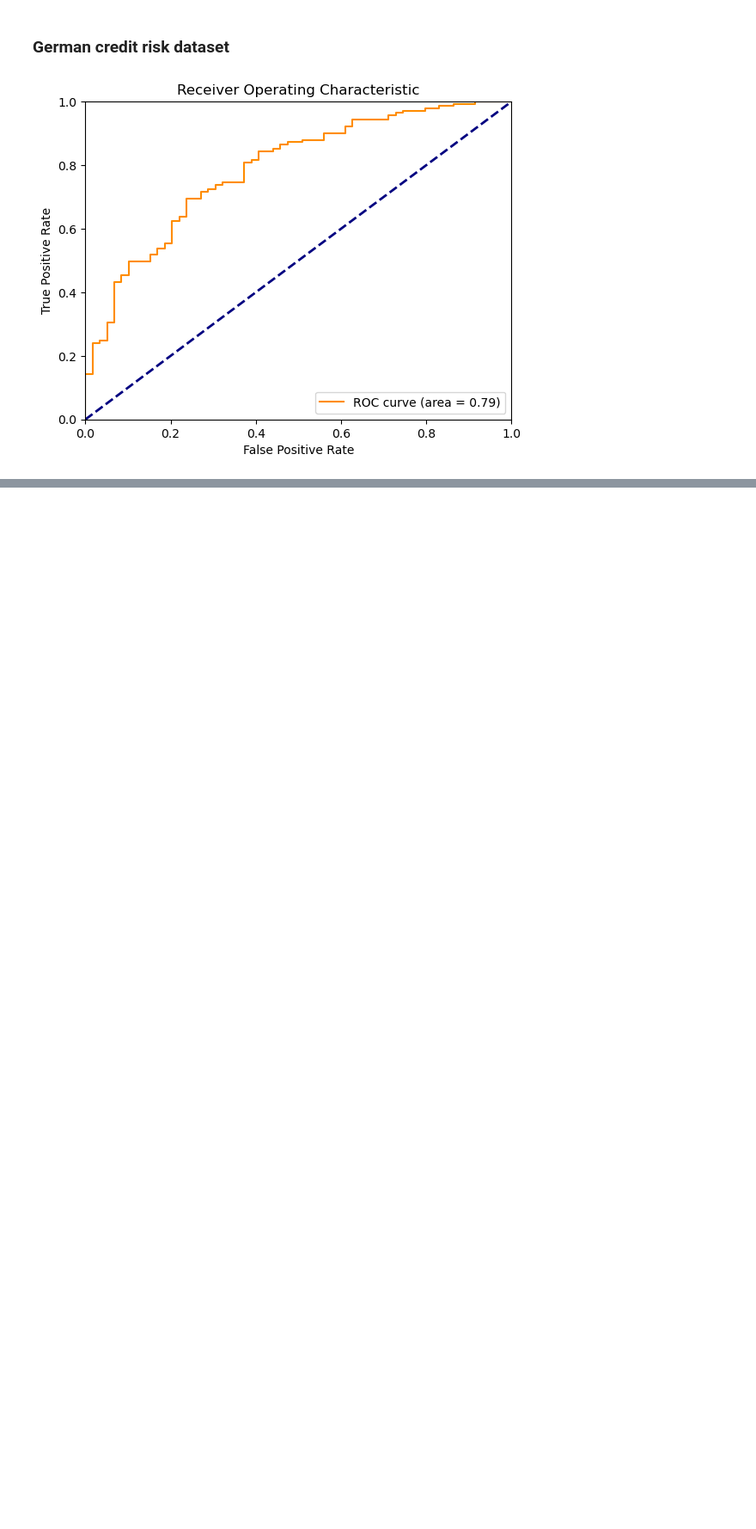
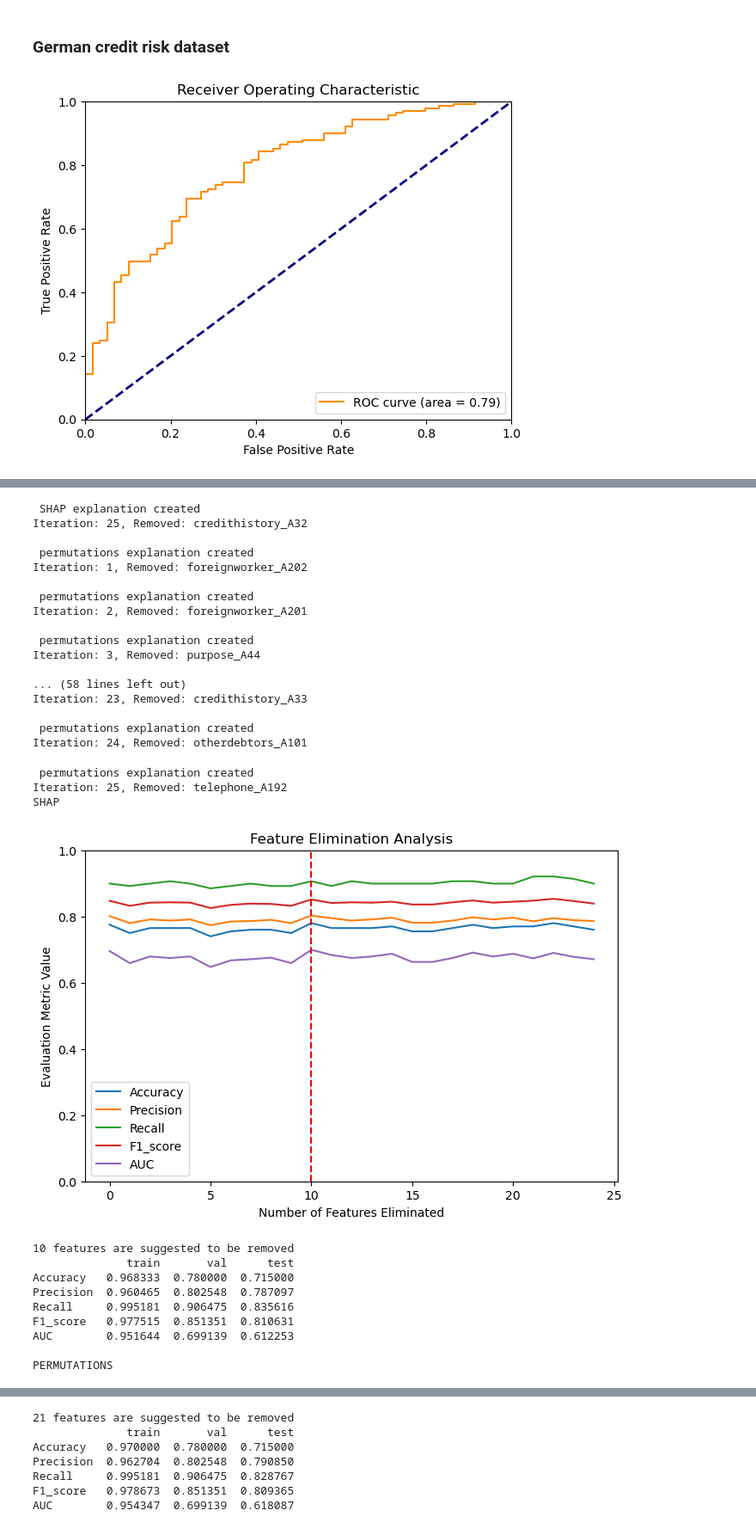
Before and after one commit to JaneAmi/MLOps-YData, a Jupyter notebook: notebooks/demo.ipynb, the cells around one changed output, grey strips where cells are left out. Shown at 86% size. Drawn from its saved outputs; the diff is of its cells as text; code cells hidden in the pictures; blank space fills up the shorter version.

```diff
--- a/notebooks/demo.ipynb
+++ b/notebooks/demo.ipynb
@@ -40,11 +132,12 @@ params = {'model': model,
           'data': X,
           'target': y,
           'custom_explainer':None,
-          'verbose': False,
           'mode': 'classification',
           'metric': 'AUC',
           'default_explainers': ['shap', 'permutations'],
-          'verbose': True}
+          'verbose': True,
+          'random_state': 1,
+          'threshold': 0.6}
 
 feature_elim = FeatureElimination(**params)
 
@@ -54,0 +163,30 @@ dtype: float64
+ SHAP explanation created
+Iteration: 25, Removed: credithistory_A32
+
+ permutations explanation created
+Iteration: 1, Removed: foreignworker_A202
+
+ permutations explanation created
+Iteration: 2, Removed: foreignworker_A201
+
+ permutations explanation created
+Iteration: 3, Removed: purpose_A44
+
+... (58 lines left out)
+Iteration: 23, Removed: credithistory_A33
+
+ permutations explanation created
+Iteration: 24, Removed: otherdebtors_A101
+ permutations explanation created
+Iteration: 25, Removed: telephone_A192
+SHAP
+[figure, added]
+10 features are suggested to be removed
+              train       val      test
+Accuracy   0.968333  0.780000  0.715000
+Precision  0.960465  0.802548  0.787097
+Recall     0.995181  0.906475  0.835616
+F1_score   0.977515  0.851351  0.810631
+AUC        0.951644  0.699139  0.612253
+
+PERMUTATIONS
@@ -54,0 +194,7 @@ dtype: float64
+21 features are suggested to be removed
+              train       val      test
+Accuracy   0.970000  0.780000  0.715000
+Precision  0.962704  0.802548  0.790850
+Recall     0.995181  0.906475  0.828767
+F1_score   0.978673  0.851351  0.809365
+AUC        0.954347  0.699139  0.618087
```
Also changed, not shown: parts of 9 cells of this notebook, 2 other files.
